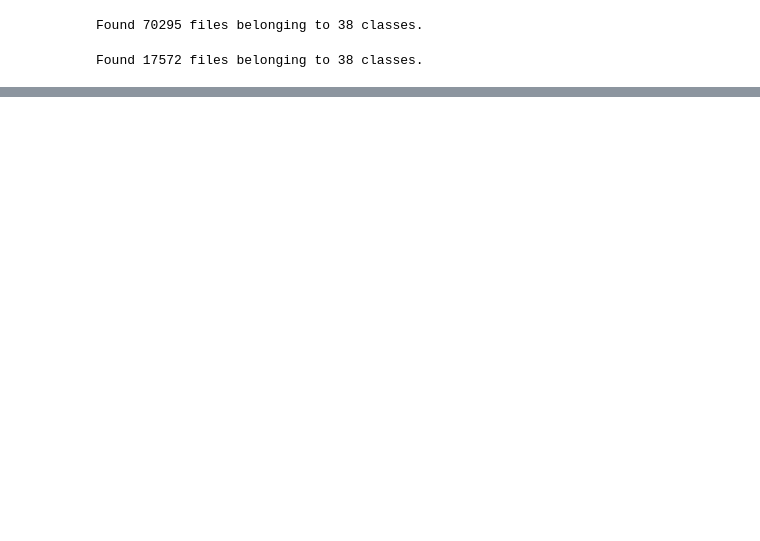
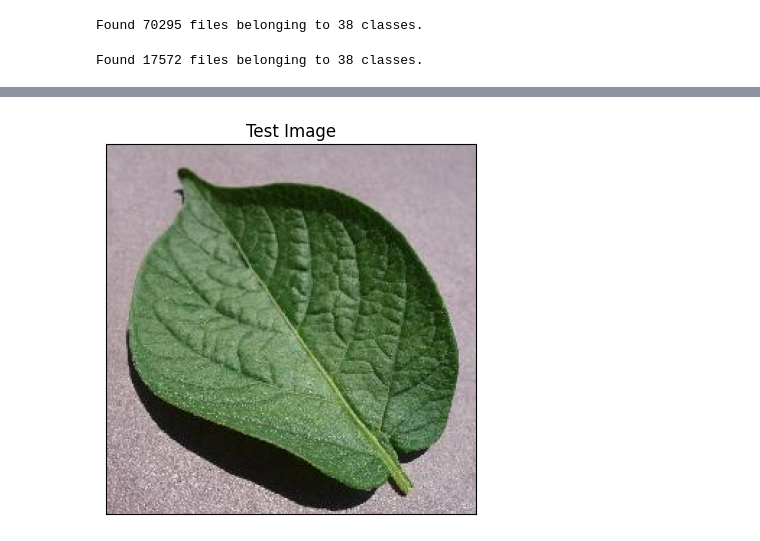
Before and after one commit to achala2702/farm_mate, a Jupyter notebook: machine_learning/disease_detection/Disease_detection.ipynb, the cells around one changed output, grey strips where cells are left out. Drawn from its saved outputs; the diff is of its cells as text; code cells hidden in the pictures; blank space fills up the shorter version.

```diff
--- a/machine_learning/disease_detection/Disease_detection.ipynb
+++ b/machine_learning/disease_detection/Disease_detection.ipynb
@@ -149,0 +213,14 @@ model.save('plant_disease_detection_model.keras')
+# %%
+#Test Image Visualization
+image_path = 'test/PotatoHealthy1.JPG'
+# Reading an image in default mode
+img = cv2.imread(image_path)
+img = cv2.cvtColor(img,cv2.COLOR_BGR2RGB) #Converting BGR to RGB
+# Displaying the image
+plt.imshow(img)
+plt.title('Test Image')
+plt.xticks([])
+plt.yticks([])
+plt.show()
+# %% [output]
+[figure, added]
```
Also changed, not shown: parts of 19 cells of this notebook, 3 other files.
